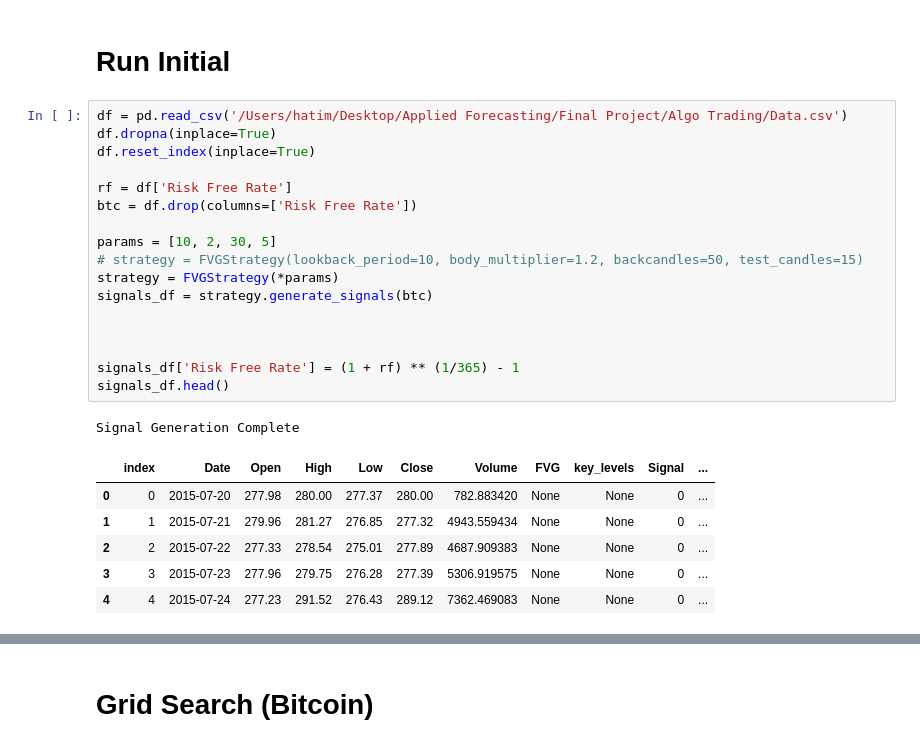
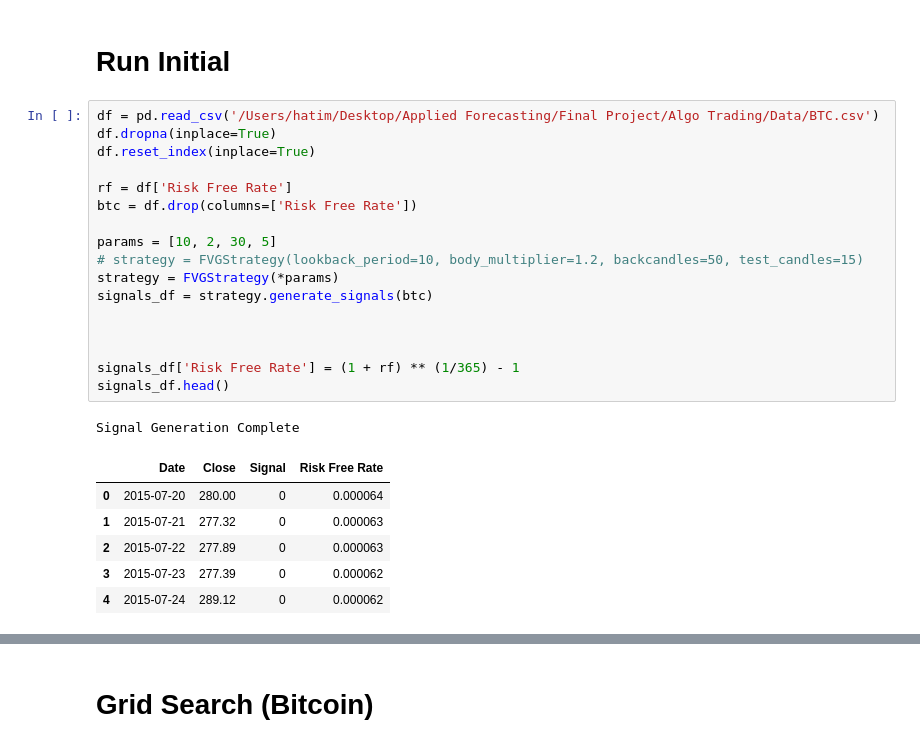
Before and after one commit to Hatimqr/Crypto-Trading, a Jupyter notebook: FVG/main.ipynb, the cells around one changed output, grey strips where cells are left out. Drawn from its saved outputs; the diff is of its cells as text.

Commit message:
Finalized Project

```diff
--- a/FVG/main.ipynb
+++ b/FVG/main.ipynb
@@ -422,28 +17,28 @@ def grid_search(df, rf, save=False):
 # %% [markdown]
 # Run Initial
 # %%
-df = pd.read_csv('/Users/hatim/Desktop/Applied Forecasting/Final Project/Algo Trading/Data.csv')
+df = pd.read_csv('/Users/hatim/Desktop/Applied Forecasting/Final Project/Algo Trading/Data/BTC.csv')
 df.dropna(inplace=True)
 df.reset_index(inplace=True)
 
 rf = df['Risk Free Rate']
 btc = df.drop(columns=['Risk Free Rate'])
 
 params = [10, 2, 30, 5]
 # strategy = FVGStrategy(lookback_period=10, body_multiplier=1.2, backcandles=50, test_candles=15)
 strategy = FVGStrategy(*params)
 signals_df = strategy.generate_signals(btc)
 
 
 
 signals_df['Risk Free Rate'] = (1 + rf) ** (1/365) - 1
 signals_df.head()
 # %% [output]
 Signal Generation Complete
-|  | index | Date | Open | High | Low | Close | Volume | FVG | key_levels | Signal | ... |
-| 0 | 0 | 2015-07-20 | 277.98 | 280.00 | 277.37 | 280.00 | 782.883420 | None | None | 0 | ... |
-| 1 | 1 | 2015-07-21 | 279.96 | 281.27 | 276.85 | 277.32 | 4943.559434 | None | None | 0 | ... |
-| 2 | 2 | 2015-07-22 | 277.33 | 278.54 | 275.01 | 277.89 | 4687.909383 | None | None | 0 | ... |
-| 3 | 3 | 2015-07-23 | 277.96 | 279.75 | 276.28 | 277.39 | 5306.919575 | None | None | 0 | ... |
-| 4 | 4 | 2015-07-24 | 277.23 | 291.52 | 276.43 | 289.12 | 7362.469083 | None | None | 0 | ... |
+|  | Date | Close | Signal | Risk Free Rate |
+| 0 | 2015-07-20 | 280.00 | 0 | 0.000064 |
+| 1 | 2015-07-21 | 277.32 | 0 | 0.000063 |
+| 2 | 2015-07-22 | 277.89 | 0 | 0.000063 |
+| 3 | 2015-07-23 | 277.39 | 0 | 0.000062 |
+| 4 | 2015-07-24 | 289.12 | 0 | 0.000062 |
 # %%
```
Also changed, not shown: parts of 19 cells of this notebook, 37 other files.
